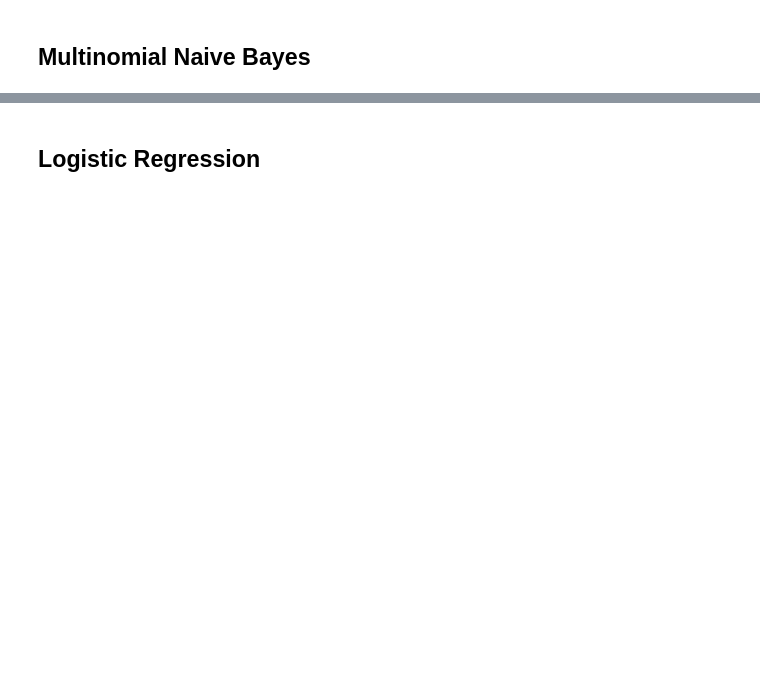
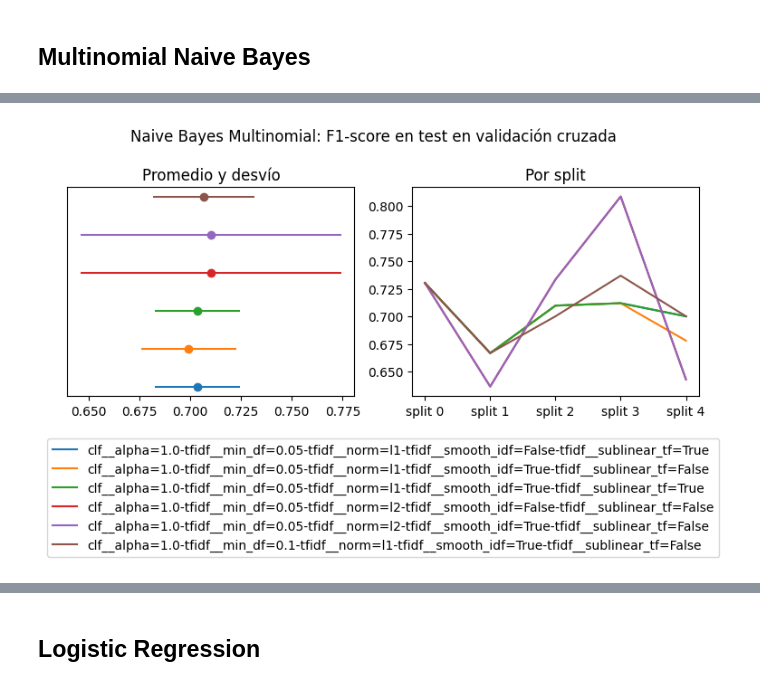
Before and after one commit to macfernandez/eddc-specialization-project, a Jupyter notebook: notebooks/04-methods-classifiers.ipynb, the cells around one changed output, grey strips where cells are left out. Cells and saved outputs as stored; diff of their text form; code cells hidden in the pictures; blank space fills up the shorter version.

```diff
--- a/notebooks/04-methods-classifiers.ipynb
+++ b/notebooks/04-methods-classifiers.ipynb
@@ -145,33 +181,0 @@ nb_gridsearch_cv_results2plot = (
-# %%
-fig, axs = plt.subplots(1, 2, figsize=(9,3)
-)
-for params, df in nb_gridsearch_cv_results2plot.groupby("params"):
-    _df = df[["params", "mean_test_score", "std_test_score"]].drop_duplicates(keep="first")
-    axs[0].errorbar(
-        x=_df.mean_test_score,
-        xerr=_df.std_test_score,
-        y=_df.params,
-        fmt="o",
-        label=params
-    )
-    axs[1].errorbar(
-        x=df.measure,
-        y=df.value,
-        label=params
-    )
-axs[0].set_yticklabels("F1 score")
-axs[0].set_yticks([])
-axs[0].set_xlabel("")
-axs[0].set_title("Promedio y desvío")
-axs[1].set_xticklabels([
-    "split {n}".format(n=re.search(r'\d+', label.get_text()).group()) for label in axs[1].get_xticklabels()
-])
-axs[1].set_xlabel("")
-axs[1].set_title("Por split")
-title = fig.suptitle("F1-score en test en validación cruzada", y=1.1)
-lgd = plt.legend(loc="lower center", bbox_to_anchor=(-0.1, -0.8))
-
-fig.savefig(
-    f"{project_path}/visualizations/cls__nb_cv.png",
-    bbox_extra_artists=[lgd,title], bbox_inches='tight'
-)
@@ -179,0 +182,6 @@ fig.savefig(
+# %%
+nb_gridsearch = build_gridsearch(
+    clf=MultinomialNB(),
+    clf_params={"clf__alpha": [0.01, 0.1, 1.0]}
+)
+nb_gridsearch.fit(X, y)
@@ -179,0 +200,3 @@ fig.savefig(
+# %%
+nb_gridsearch_cv_results = build_results_df(nb_gridsearch.cv_results_)
+nb_gridsearch_cv_results.iloc[0]
@@ -179,0 +224,5 @@ fig.savefig(
+# %%
+nb_gridsearch_cv_results2plot = build_results_df2plot(nb_gridsearch_cv_results)
+plot_results(nb_gridsearch_cv_results2plot, clf="Naive Bayes Multinomial", file_name="clf__nb_cv.png")
+# %% [output]
+[figure, added]
```
Also changed, not shown: parts of 43 cells of this notebook.
